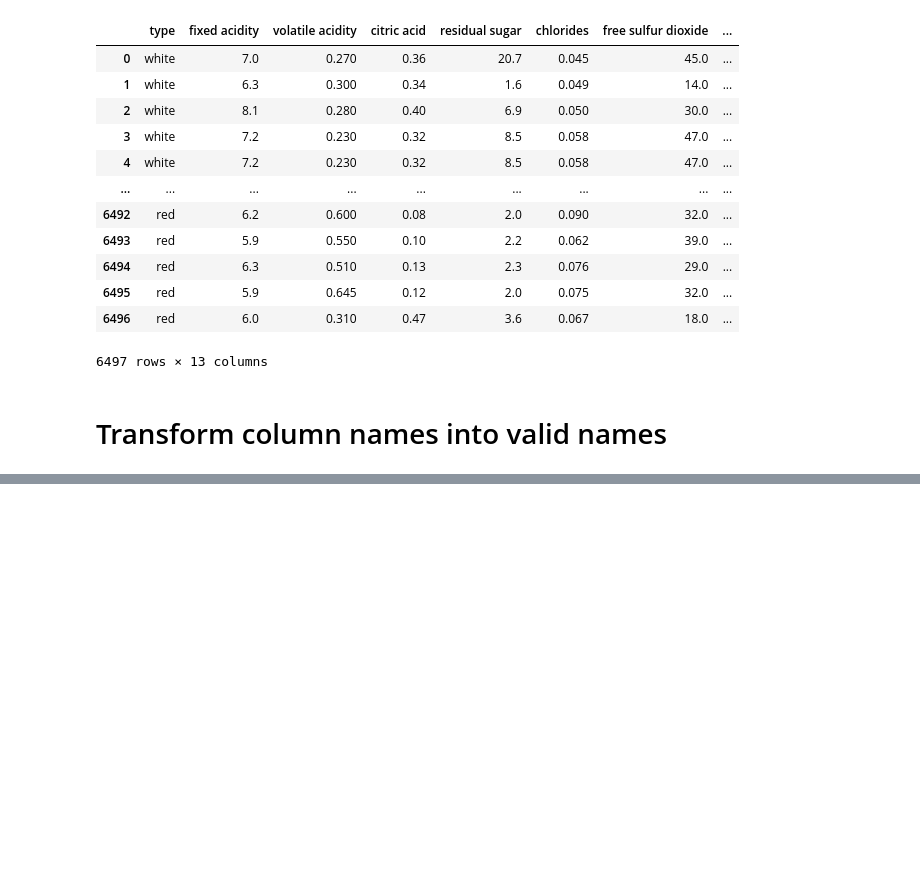
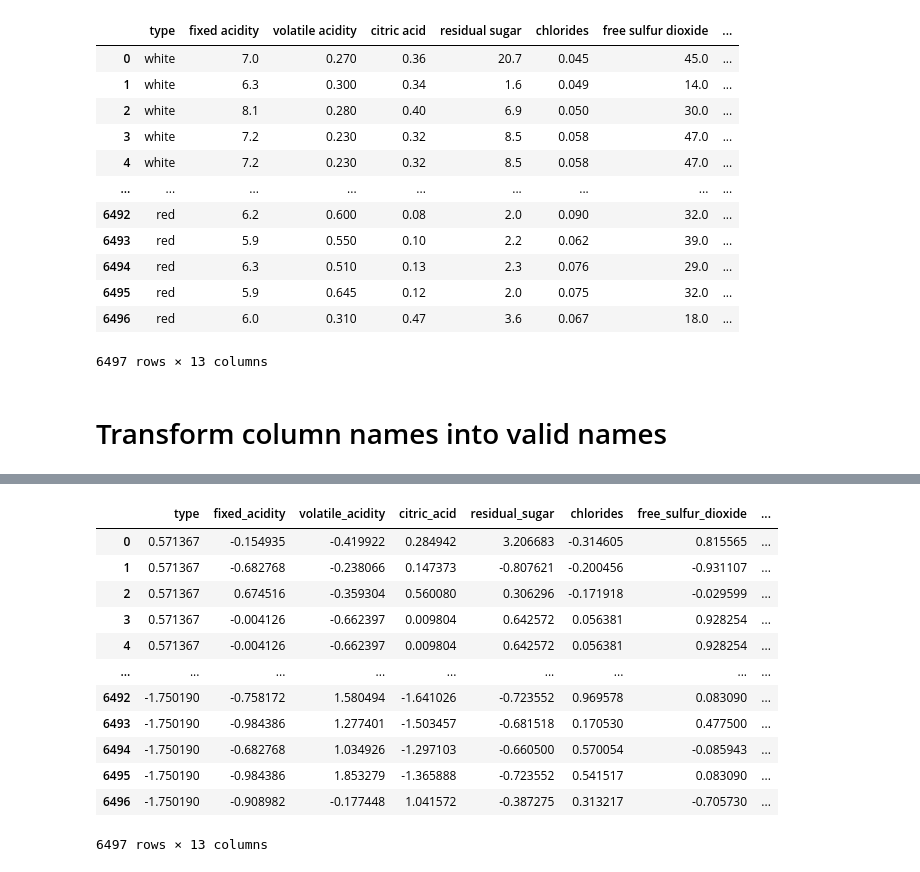
Before and after one commit to Redve/ID2223, a Jupyter notebook: Lab1/Task2/wine-backfill-feature-group.ipynb, the cells around one changed output, grey strips where cells are left out. Cells and saved outputs as stored; diff of their text form; code cells hidden in the pictures; blank space fills up the shorter version.

```diff
--- a/Lab1/Task2/wine-backfill-feature-group.ipynb
+++ b/Lab1/Task2/wine-backfill-feature-group.ipynb
@@ -82,6 +108,14 @@ from sklearn.preprocessing import LabelEncoder
 label_encoder = LabelEncoder()
 #I only want to encode the first column
 X_wine['type'] = label_encoder.fit_transform(X_wine['type'])
+X_wine.head(-5)
 
-X_wine.info()
+wine_df_cleaned = pd.concat([X_wine, y_wine], axis=1)
+wine_df_cleaned.head(-5)
+wine_df = wine_df_cleaned
+wine_df.fillna(0, inplace=True)
+
+wine_df
+
+print(wine_df.isna().sum())
 # %% [output]
@@ -107,22 +136,36 @@ memory usage: 609.2 KB
 # %%
-# from sklearn.preprocessing import StandardScaler , MinMaxScaler
+from sklearn.preprocessing import StandardScaler , MinMaxScaler
 
-# # Create a StandardScaler object
-# #normalize the data
+# Create a StandardScaler object
+#normalize the data
+
+y_wine = wine_df['quality']
+x_wine = wine_df.drop(['quality'], axis=1)
+
+scaler = StandardScaler()
+# Standardize the data
+x_wine_standard = scaler.fit_transform(x_wine)
 
 
+x_wine_standard = pd.DataFrame(x_wine_standard, columns=x_wine.columns)
 
-# scaler = StandardScaler()
+x_wine_standard.head(6400)
 
-# # Standardize the data
-# X_wine_standard = scaler.fit_transform(X_wine)
-
-
-# X_wine_standard = pd.DataFrame(X_wine_standard, columns=X_wine.columns)
-
-# X_wine_standard.head(6400)
-
-# Wine_standard = X_wine_standard
-# #I want to add y_wine to the last column of X_wine_standard
-# Wine_standard['quality'] = y_wine
-# Wine_standard
+Wine_standard = x_wine_standard
+#I want to add y_wine to the last column of X_wine_standard
+Wine_standard['quality'] = y_wine
+Wine_standard
+# %% [output]
+|  | type | fixed_acidity | volatile_acidity | citric_acid | residual_sugar | chlorides | free_sulfur_dioxide | ... |
+| 0 | 0.571367 | -0.154935 | -0.419922 | 0.284942 | 3.206683 | -0.314605 | 0.815565 | ... |
+| 1 | 0.571367 | -0.682768 | -0.238066 | 0.147373 | -0.807621 | -0.200456 | -0.931107 | ... |
+| 2 | 0.571367 | 0.674516 | -0.359304 | 0.560080 | 0.306296 | -0.171918 | -0.029599 | ... |
+| 3 | 0.571367 | -0.004126 | -0.662397 | 0.009804 | 0.642572 | 0.056381 | 0.928254 | ... |
+| 4 | 0.571367 | -0.004126 | -0.662397 | 0.009804 | 0.642572 | 0.056381 | 0.928254 | ... |
+| ... | ... | ... | ... | ... | ... | ... | ... | ... |
+| 6492 | -1.750190 | -0.758172 | 1.580494 | -1.641026 | -0.723552 | 0.969578 | 0.083090 | ... |
+| 6493 | -1.750190 | -0.984386 | 1.277401 | -1.503457 | -0.681518 | 0.170530 | 0.477500 | ... |
+| 6494 | -1.750190 | -0.682768 | 1.034926 | -1.297103 | -0.660500 | 0.570054 | -0.085943 | ... |
+| 6495 | -1.750190 | -0.984386 | 1.853279 | -1.365888 | -0.723552 | 0.541517 | 0.083090 | ... |
+| 6496 | -1.750190 | -0.908982 | -0.177448 | 1.041572 | -0.387275 | 0.313217 | -0.705730 | ... |
+6497 rows × 13 columns
```
Also changed, not shown: parts of 17 cells of this notebook, 1 other file.
